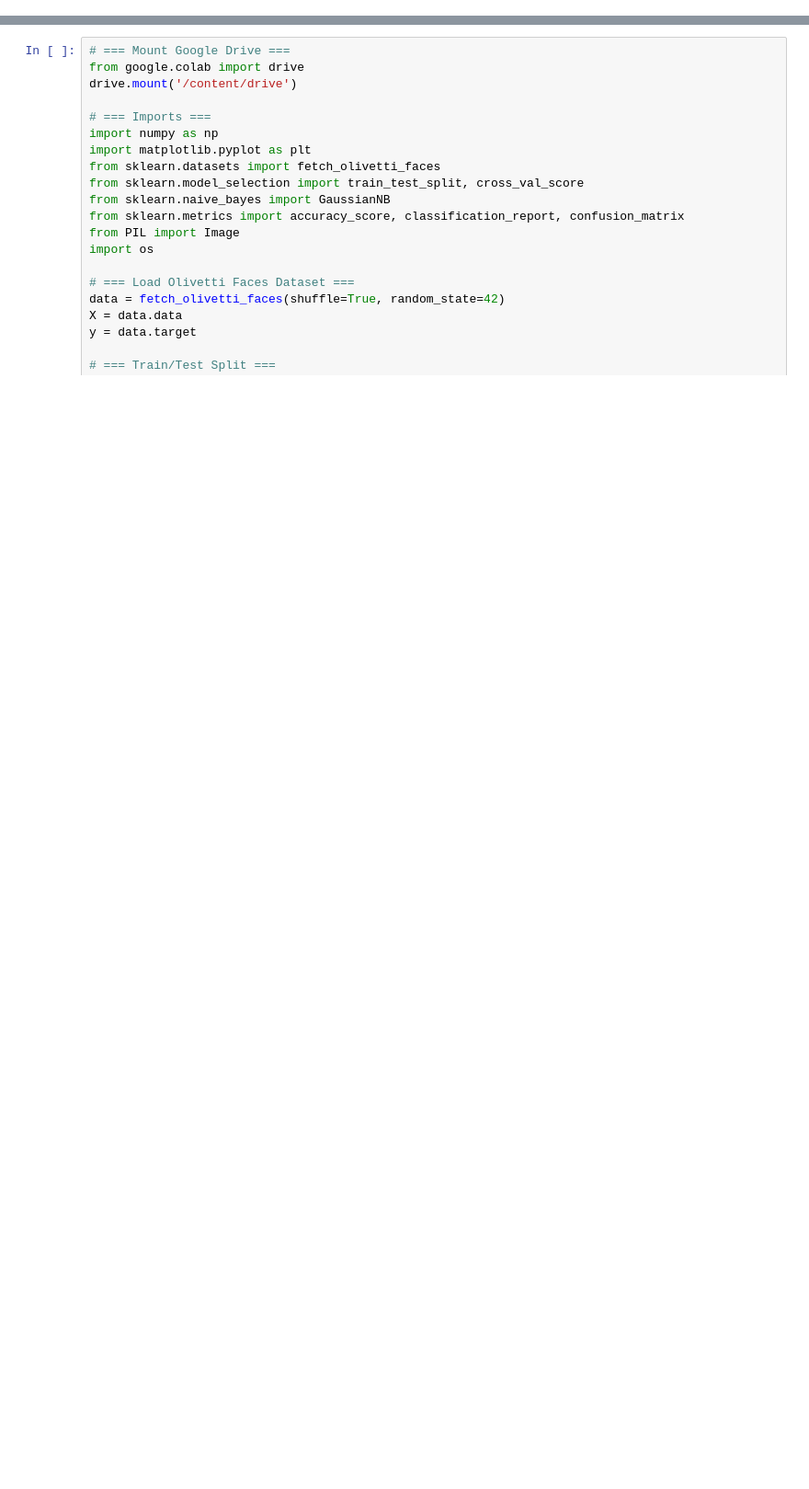
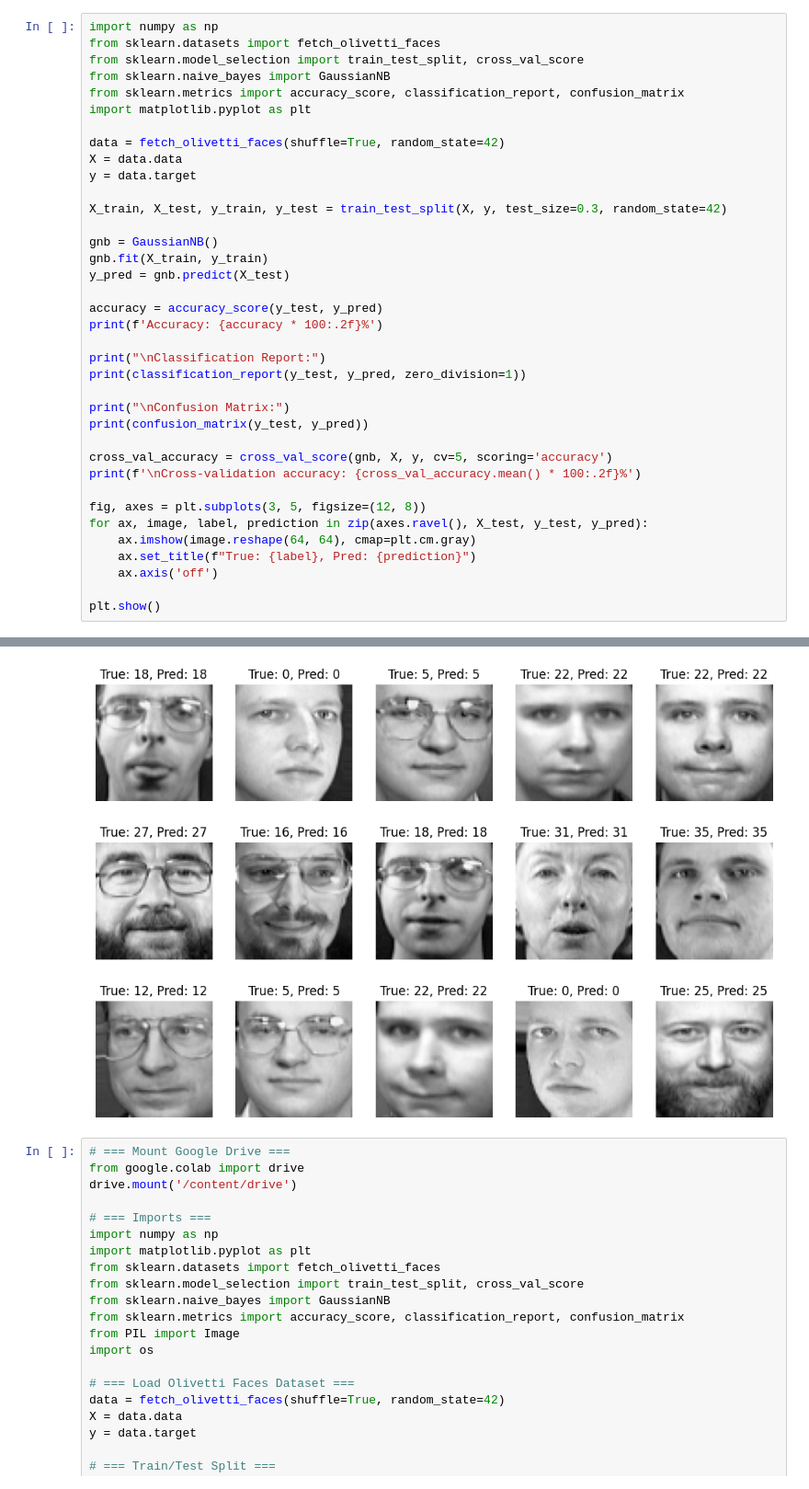
Before and after one commit to Soujanyak149/BFS, a Jupyter notebook: LAB9.ipynb, the cells around one changed output, grey strips where cells are left out. Shown: that part at 92% size. Saved outputs shown, nothing was run; the diff lists cells and outputs as text; blank space fills up the shorter version.

```diff
--- a/LAB9.ipynb
+++ b/LAB9.ipynb
@@ -1,2 +1,40 @@
 # %% [markdown]
 <a href="https://colab.research.google.com/github/Soujanyak149/BFS/blob/main/LAB9.ipynb" target="_parent"><img src="https://colab.research.google.com/assets/colab-badge.svg" alt="Open In Colab"/></a>
+# %%
+import numpy as np
+from sklearn.datasets import fetch_olivetti_faces
+from sklearn.model_selection import train_test_split, cross_val_score
+from sklearn.naive_bayes import GaussianNB
+from sklearn.metrics import accuracy_score, classification_report, confusion_matrix
+import matplotlib.pyplot as plt
+
+data = fetch_olivetti_faces(shuffle=True, random_state=42)
+X = data.data
+y = data.target
+
+X_train, X_test, y_train, y_test = train_test_split(X, y, test_size=0.3, random_state=42)
+
+gnb = GaussianNB()
+gnb.fit(X_train, y_train)
+y_pred = gnb.predict(X_test)
+
+accuracy = accuracy_score(y_test, y_pred)
+print(f'Accuracy: {accuracy * 100:.2f}%')
+
+print("\nClassification Report:")
+print(classification_report(y_test, y_pred, zero_division=1))
+
+print("\nConfusion Matrix:")
+print(confusion_matrix(y_test, y_pred))
+
+cross_val_accuracy = cross_val_score(gnb, X, y, cv=5, scoring='accuracy')
+print(f'\nCross-validation accuracy: {cross_val_accuracy.mean() * 100:.2f}%')
+
+fig, axes = plt.subplots(3, 5, figsize=(12, 8))
+for ax, image, label, prediction in zip(axes.ravel(), X_test, y_test, y_pred):
+    ax.imshow(image.reshape(64, 64), cmap=plt.cm.gray)
+    ax.set_title(f"True: {label}, Pred: {prediction}")
+    ax.axis('off')
+
+plt.show()
+# %% [output]
@@ -3,3 +58,4 @@
+[figure, added]
 # %%
 # === Mount Google Drive ===
 from google.colab import drive
```
Also changed, not shown: parts of 1 cell of this notebook.
